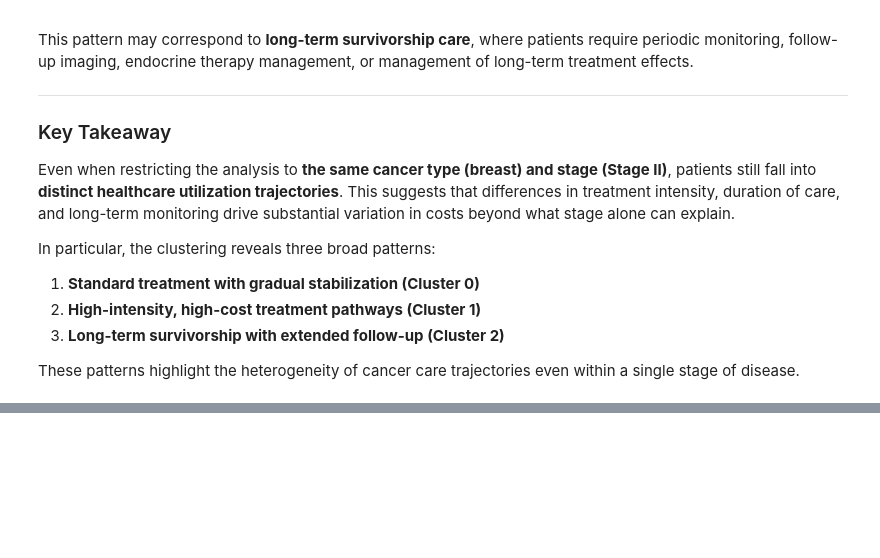
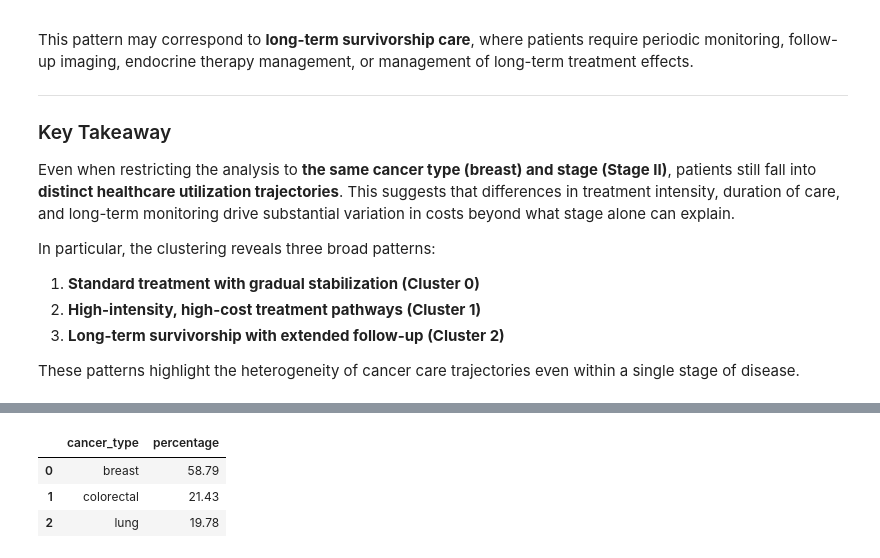
Before and after one commit to lucas-huynh/Cancer-Utilization-Highmark-Health, a Jupyter notebook: time_modeling.ipynb, the cells around one changed output, grey strips where cells are left out. Cells and saved outputs as stored; diff of their text form; code cells hidden in the pictures; blank space fills up the shorter version.

```diff
--- a/time_modeling.ipynb
+++ b/time_modeling.ipynb
@@ -1293,0 +1401,17 @@ These patterns highlight the heterogeneity of cancer care trajectories even with
+# %%
+cancer_pct = (
+    claims_merged['cancer_type']
+    .value_counts(normalize=True)
+    .mul(100)
+    .round(2)
+    .reset_index()
+)
+
+cancer_pct.columns = ['cancer_type', 'percentage']
+
+cancer_pct
+# %% [output]
+|  | cancer_type | percentage |
+| 0 | breast | 58.79 |
+| 1 | colorectal | 21.43 |
+| 2 | lung | 19.78 |
```
Also changed, not shown: parts of 4 cells of this notebook.
